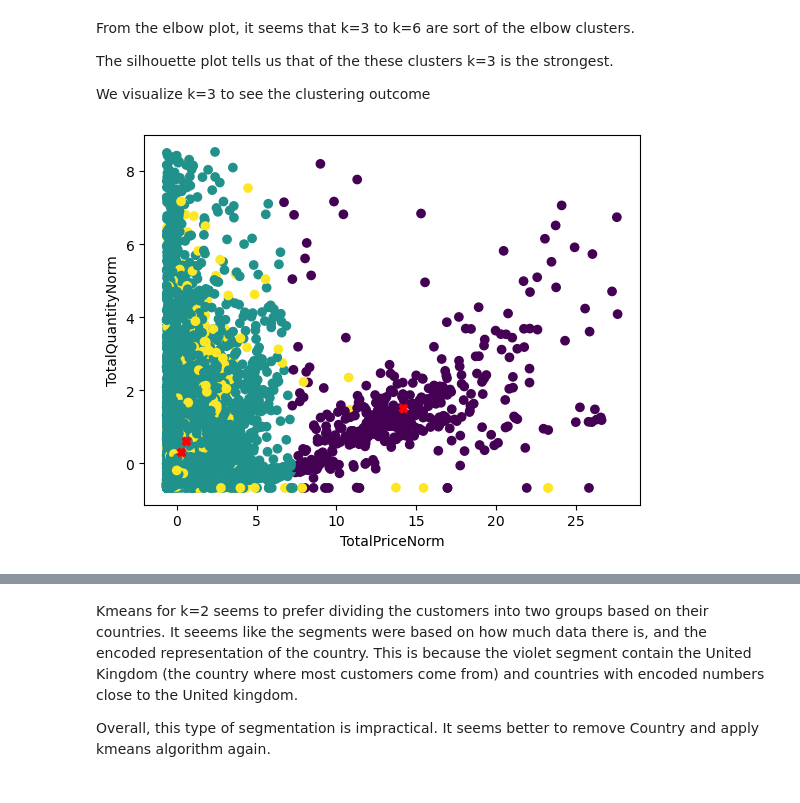
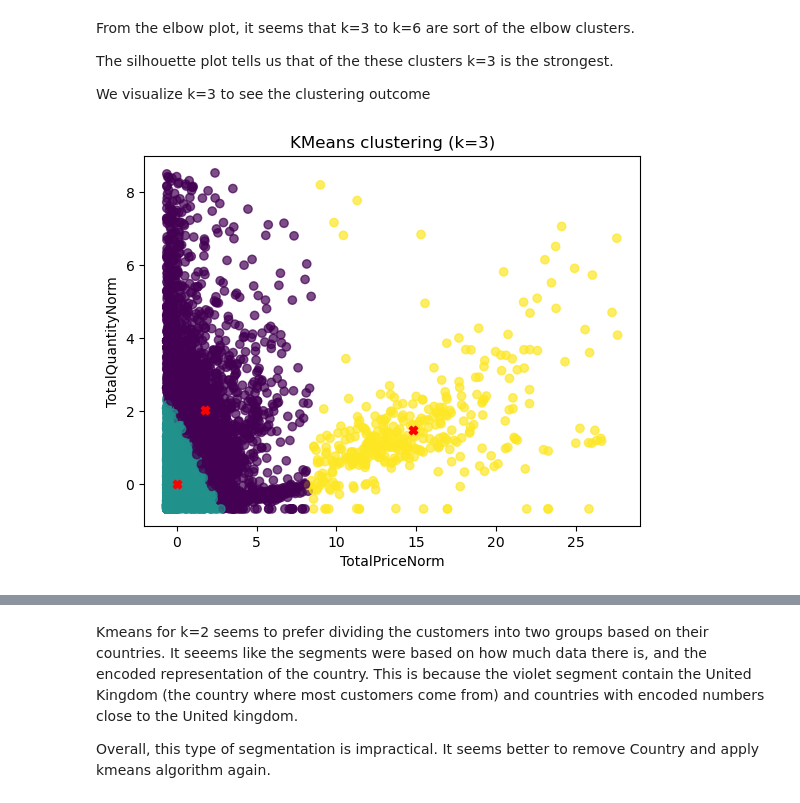
Before and after one commit to NouRALsaidD/data_mining_2026, a Jupyter notebook: data_mining_project_template.ipynb, the cells around one changed output, grey strips where cells are left out. Drawn from its saved outputs; the diff is of its cells as text; code cells hidden in the pictures.

```diff
--- a/data_mining_project_template.ipynb
+++ b/data_mining_project_template.ipynb
@@ -448,3 +491,0 @@ X
-# %%
-X = X[["TotalPrice", "TotalQuantity", "CountryEncoded"]]
-X
@@ -585,8 +592,9 @@ array([[-0.25021252, -0.49769585],
 X["TotalPriceNorm"] = X_scaled[:, 0]
 X["TotalQuantityNorm"] = X_scaled[:, 1]
 
-X = X[["TotalPriceNorm", "TotalQuantityNorm", "CountryEncoded"]]
-X[["TotalPriceNorm", "TotalQuantityNorm"]].describe()
+# Final matrix used by clustering models
+X_cluster = X[["TotalPriceNorm", "TotalQuantityNorm"]].copy()
+X_cluster.describe()
 # %% [output]
 |  | TotalPriceNorm | TotalQuantityNorm |
 | count | 19626.000000 | 19626.000000 |
@@ -642,3 +626,22 @@ for k in K:
+# %%
+elbow_score = []
+silhouette_scores = []
+kmeans_models = {}
+
+K = range(2, 11)
+
+for k in K:
+    model = KMeans(
+        n_clusters=k,
+        init="k-means++",
+        random_state=RANDOM_SEED,
+        n_init=20
+    )
+    labels_k = model.fit_predict(X_cluster)
+    kmeans_models[k] = model
+
+    elbow_score.append(model.inertia_)
+    silhouette_scores.append(silhouette_score(X_cluster, labels_k))
 # %%
 plt.plot(K, elbow_score, '-o')
 plt.title('Elbow plot for optimal K')
@@ -679,13 +682,17 @@ The silhouette plot tells us that of the these clusters k=3 is the strongest.
 
 We visualize k=3 to see the clustering outcome
 # %%
-labels = kmeans[3].fit_predict(X)
-centroids = kmeans[3].cluster_centers_
-plt.scatter(X["TotalPriceNorm"], X["TotalQuantityNorm"], c = labels)
-plt.scatter(centroids[:, 0], centroids[:, 1], marker = 'X', color='red')
-plt.xlabel('TotalPriceNorm')
-plt.ylabel('TotalQuantityNorm')
+best_k = 3
+model_k3 = kmeans_models[best_k]
+labels = model_k3.labels_
+centroids = model_k3.cluster_centers_
+
+plt.scatter(X_cluster["TotalPriceNorm"], X_cluster["TotalQuantityNorm"], c=labels, alpha=0.7)
+plt.scatter(centroids[:, 0], centroids[:, 1], marker="X", color="red")
+plt.xlabel("TotalPriceNorm")
+plt.ylabel("TotalQuantityNorm")
+plt.title(f"KMeans clustering (k={best_k})")
 plt.show()
 # %% [output]
-[figure, old version]
+[figure, new version]
 # %%
```
Also changed, not shown: parts of 80 cells of this notebook.
